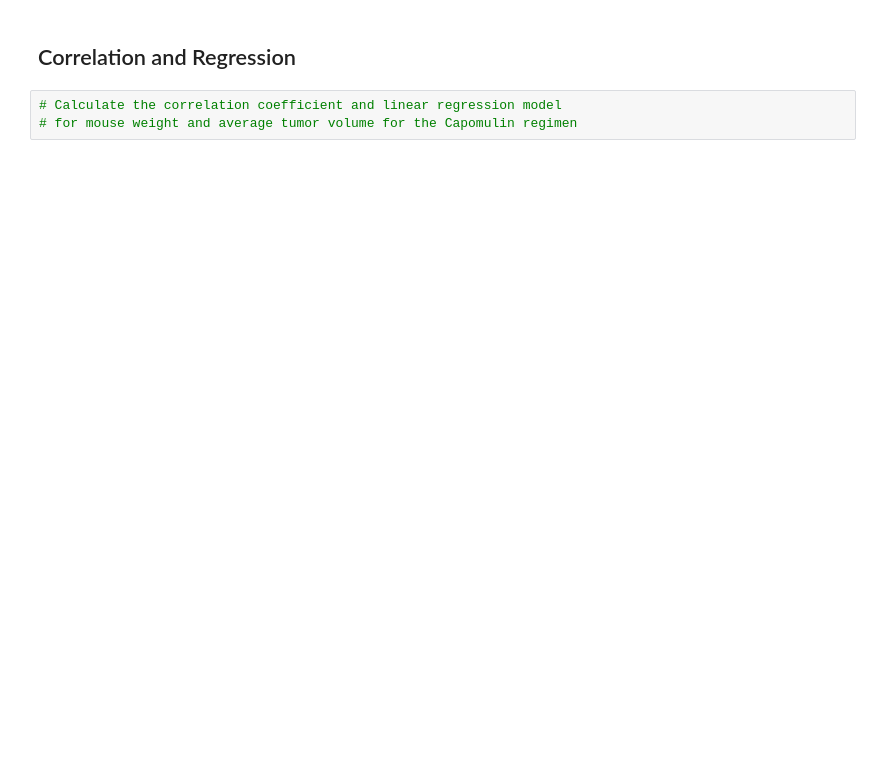
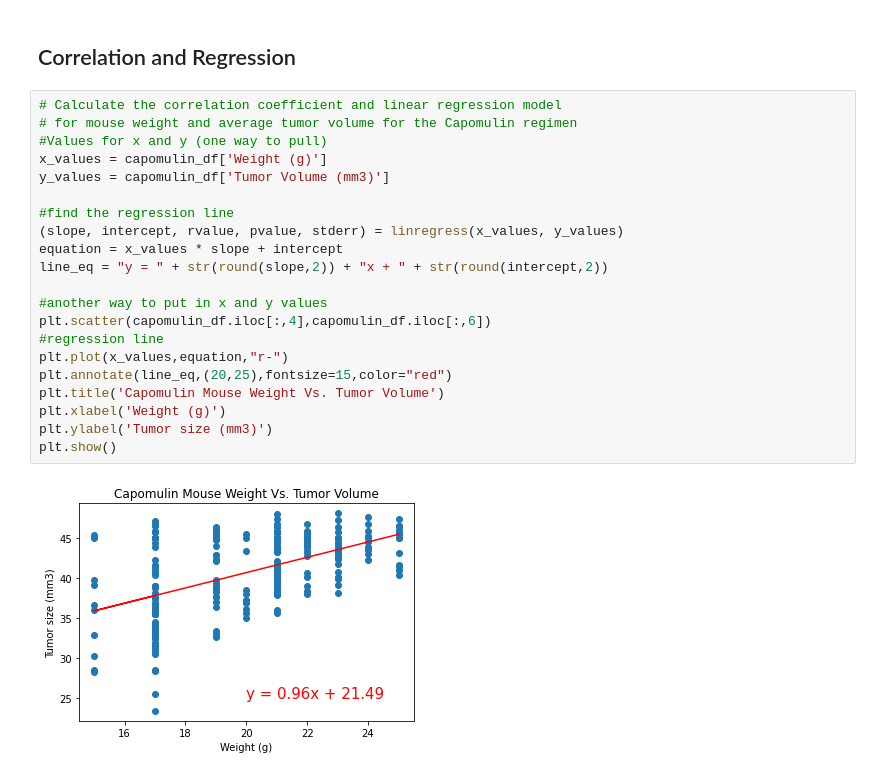
Before and after one commit to Gujaratigirl/HW-MatPlotLib, a Jupyter notebook: Pymaceuticals/pymaceuticals_starter_2.ipynb, the cells around one changed output. Drawn from its saved outputs; the diff is of its cells as text; blank space fills up the shorter version.

```diff
--- a/Pymaceuticals/pymaceuticals_starter_2.ipynb
+++ b/Pymaceuticals/pymaceuticals_starter_2.ipynb
@@ -602,5 +603,25 @@ plt.show()
 # %% [markdown]
 ## Correlation and Regression
-# %%
-# Calculate the correlation coefficient and linear regression model
-# for mouse weight and average tumor volume for the Capomulin regimen
+# %%
+# Calculate the correlation coefficient and linear regression model
+# for mouse weight and average tumor volume for the Capomulin regimen
+#Values for x and y (one way to pull)
+x_values = capomulin_df['Weight (g)']
+y_values = capomulin_df['Tumor Volume (mm3)']
+
+#find the regression line
+(slope, intercept, rvalue, pvalue, stderr) = linregress(x_values, y_values)
+equation = x_values * slope + intercept
+line_eq = "y = " + str(round(slope,2)) + "x + " + str(round(intercept,2))
+
+#another way to put in x and y values
+plt.scatter(capomulin_df.iloc[:,4],capomulin_df.iloc[:,6])
+#regression line
+plt.plot(x_values,equation,"r-")
+plt.annotate(line_eq,(20,25),fontsize=15,color="red")
+plt.title('Capomulin Mouse Weight Vs. Tumor Volume')
+plt.xlabel('Weight (g)')
+plt.ylabel('Tumor size (mm3)')
+plt.show()
+# %% [output]
+[figure, added]
```
Also changed, not shown: parts of 4 cells of this notebook.
